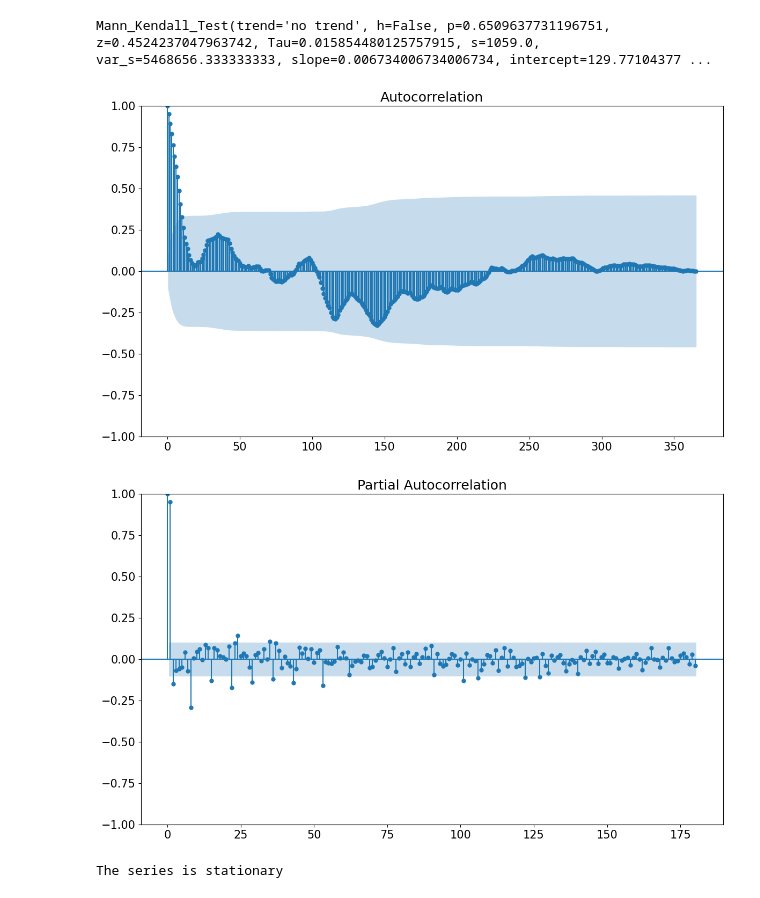
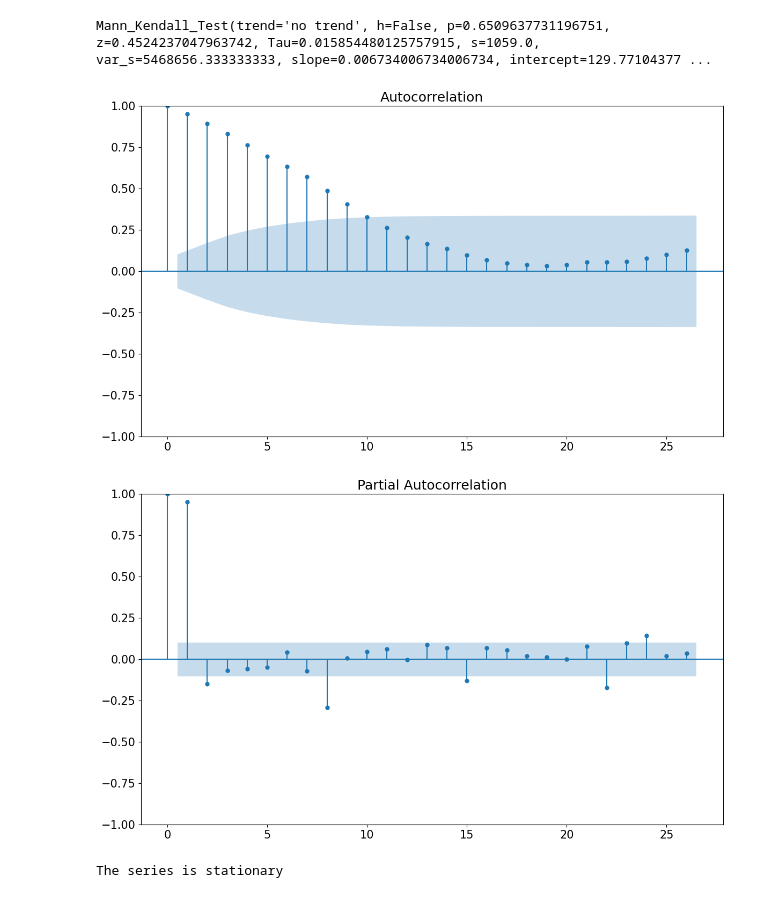
Before and after one commit to aaronbittel/intelligent-planning-of-care-staff, a Jupyter notebook: models/sarima/sarima_analysis.ipynb, the cells around one changed output. Drawn from its saved outputs; the diff is of its cells as text; code cells hidden in the pictures.

```diff
--- a/models/sarima/sarima_analysis.ipynb
+++ b/models/sarima/sarima_analysis.ipynb
@@ -56,14 +56,14 @@ Mann_Kendall_Test(trend='no trend', h=False, p=0.6509637731196751, z=0.452423704
 # %%
 from statsmodels.graphics.tsaplots import plot_acf, plot_pacf
 # %%
-plot_acf(df['occupancy'], lags=365); # yearly pattern expected
-plot_pacf(df['occupancy'], lags=180); # 300 because max value is 50% of data set
+plot_acf(df['occupancy']);
+plot_pacf(df['occupancy']);
 
 # No trend visible?
 # Help: https://medium.com/@krzysztofdrelczuk/acf-autocorrelation-function-simple-explanation-with-python-example-492484c32711
 # %% [output]
-[figure, old version]
+[figure, new version]
-[figure, old version]
+[figure, new version]
 # %%
 from statsmodels.tsa.stattools import adfuller
 # %%
```
Also changed, not shown: parts of 13 cells of this notebook.
